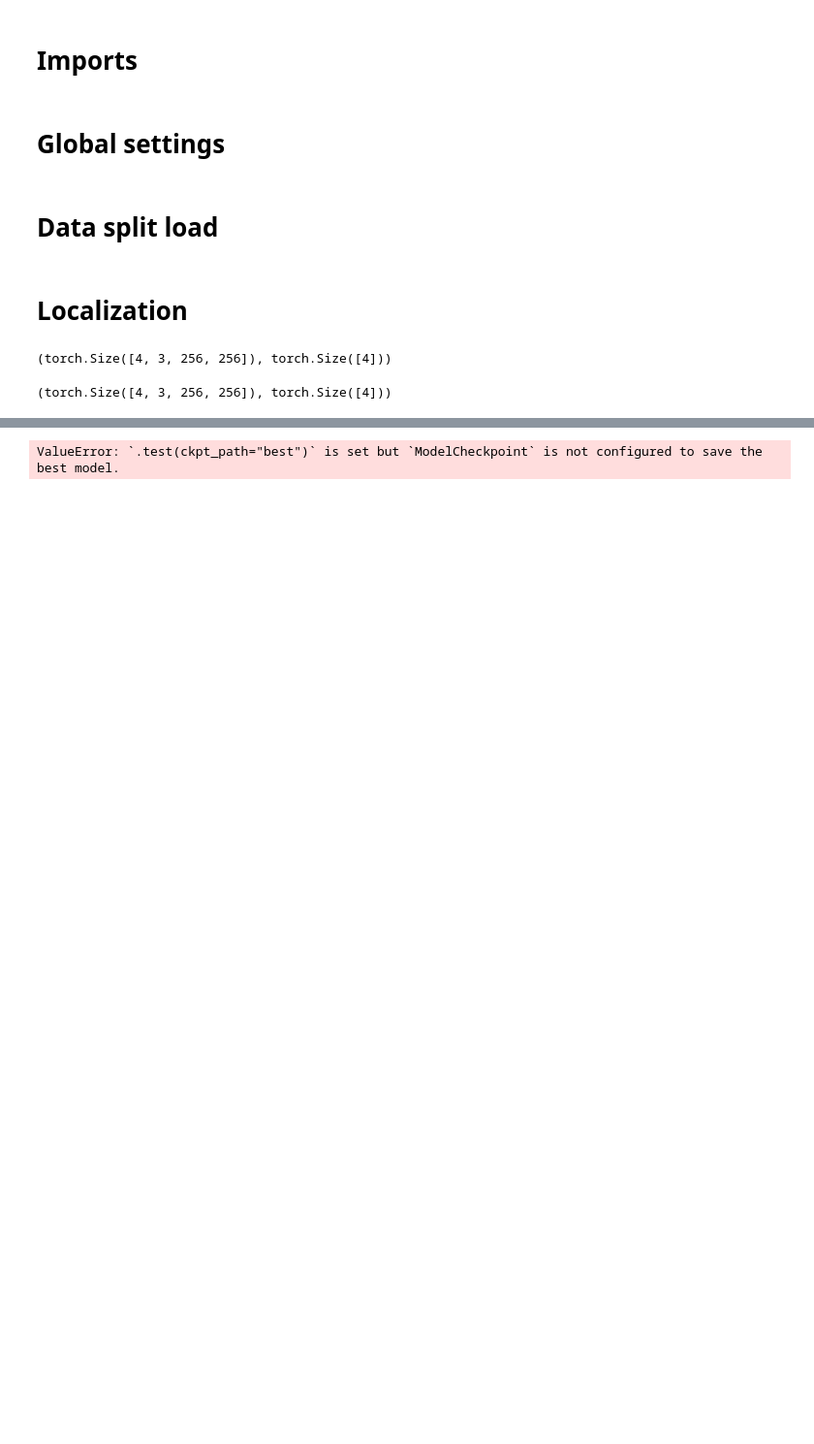
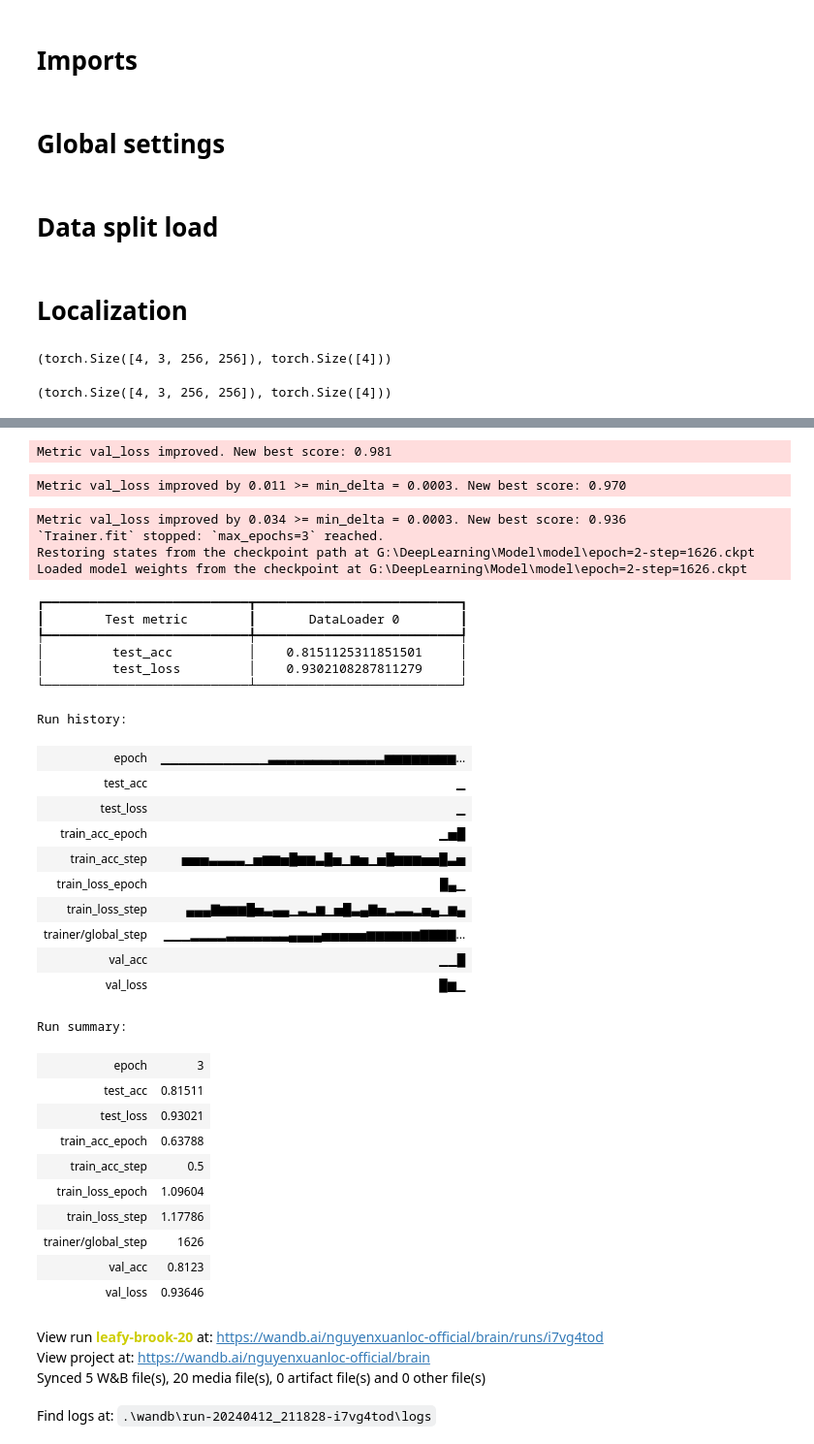
Before and after one commit to XUANLOCDEFGH/BrainDectection, a Jupyter notebook: brain-tumor-localization-using-weak-annotations.ipynb, the cells around one changed output, grey strips where cells are left out. Shown: that part at 97% size. Saved outputs shown, nothing was run; the diff lists cells and outputs as text; code cells hidden in the pictures; blank space fills up the shorter version.

```diff
--- a/brain-tumor-localization-using-weak-annotations.ipynb
+++ b/brain-tumor-localization-using-weak-annotations.ipynb
@@ -229,37 +225,74 @@ model = LitModel(3, dm.num_classes)
 
 
 # Initialize wandb logger
 wandb_logger = WandbLogger(project='wandb-lightning', job_type='train')
 
 # Initialize a trainer
-trainer = pl.Trainer(max_epochs=50,
+trainer = pl.Trainer(max_epochs=3,
                      logger=wandb_logger,
                      callbacks=[early_stop_callback, ImagePredictionLogger(val_samples),checkpoint_callback])
 
-# # Lúc huấn luyện thì tắt note 3 dòng bên dưới
-# # Train the model ⚡🚅⚡
+# # # Lúc huấn luyện thì tắt note 3 dòng bên dưới
+# # # Train the model ⚡🚅⚡
 trainer.fit(model, dm)
 
 
-# # Evaluate the model on the held-out test set ⚡⚡
+# # # Evaluate the model on the held-out test set ⚡⚡
 
 trainer.test(dataloaders=dm.test_dataloader()),
-# # Close wandb run
+# # # Close wandb run
 wandb.finish()
 # %% [output]
 GPU available: False, used: False
 TPU available: False, using: 0 TPU cores
 IPU available: False, using: 0 IPUs
 HPU available: False, using: 0 HPUs
 
   | Name           | Type               | Params
 ------------------------------------------------------
 0 | model_pretrain | ResNet             | 21.3 M
 1 | accuracy       | MulticlassAccuracy | 0
 ------------------------------------------------------
 21.3 M    Trainable params
 0         Non-trainable params
 21.3 M    Total params
 85.147    Total estimated model params size (MB)
-ValueError: `.test(ckpt_path="best")` is set but `ModelCheckpoint` is not configured to save the best model.
+Metric val_loss improved. New best score: 0.981
+Metric val_loss improved by 0.011 >= min_delta = 0.0003. New best score: 0.970
+Metric val_loss improved by 0.034 >= min_delta = 0.0003. New best score: 0.936
+`Trainer.fit` stopped: `max_epochs=3` reached.
+Restoring states from the checkpoint path at G:\DeepLearning\Model\model\epoch=2-step=1626.ckpt
+Loaded model weights from the checkpoint at G:\DeepLearning\Model\model\epoch=2-step=1626.ckpt
+┏━━━━━━━━━━━━━━━━━━━━━━━━━━━┳━━━━━━━━━━━━━━━━━━━━━━━━━━━┓
+┃        Test metric        ┃       DataLoader 0        ┃
+┡━━━━━━━━━━━━━━━━━━━━━━━━━━━╇━━━━━━━━━━━━━━━━━━━━━━━━━━━┩
+│         test_acc          │    0.8151125311851501     │
+│         test_loss         │    0.9302108287811279     │
+└───────────────────────────┴───────────────────────────┘
+Run history:
+| epoch | ▁▁▁▁▁▁▁▁▁▁▁▁▃▃▃▃▃▃▃▃▃▃▃▃▃▆▆▆▆▆▆▆▆... |
+| test_acc | ▁ |
+| test_loss | ▁ |
+| train_acc_epoch | ▁▅█ |
+| train_acc_step | ▅▅▅▃▃▃▃▁▅▆▆▅█▆▆▃█▅▁▆▅▁▅█▆▆▆▅▅█▃▅ |
+| train_loss_epoch | █▄▁ |
+| train_loss_step | ▄▄▄▇▆▆▆█▅▃▄▄▁▃▂▆▁▅█▃▄▇▅▂▃▃▂▅▄▁▆▄ |
+| trainer/global_step | ▁▁▁▂▂▂▂▃▃▃▃▃▃▃▄▄▄▄▅▅▅▅▅▆▆▆▆▆▆▇▇▇▇... |
+| val_acc | ▁▁█ |
+| val_loss | █▆▁ |
+Run summary:
+| epoch | 3 |
+| test_acc | 0.81511 |
+| test_loss | 0.93021 |
+| train_acc_epoch | 0.63788 |
+| train_acc_step | 0.5 |
+| train_loss_epoch | 1.09604 |
+| train_loss_step | 1.17786 |
+| trainer/global_step | 1626 |
+| val_acc | 0.8123 |
+| val_loss | 0.93646 |
+View run leafy-brook-20 at: https://wandb.ai/nguyenxuanloc-official/brain/runs/i7vg4tod
+View project at: https://wandb.ai/nguyenxuanloc-official/brain
+Synced 5 W&B file(s), 20 media file(s), 0 artifact file(s) and 0 other file(s)
+Find logs at: .\wandb\run-20240412_211828-i7vg4tod\logs
 # %%
```
Also changed, not shown: parts of 6 cells of this notebook.
